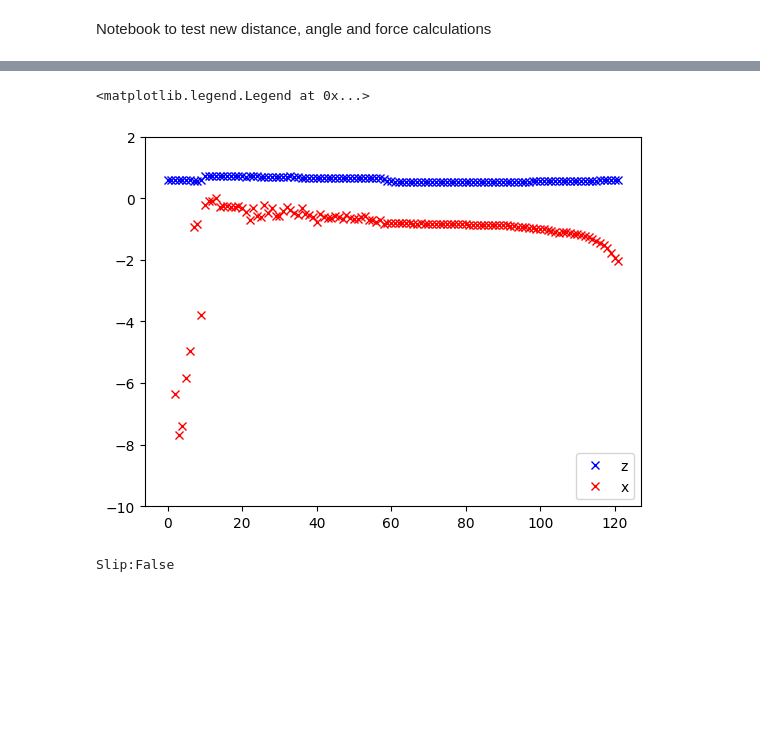
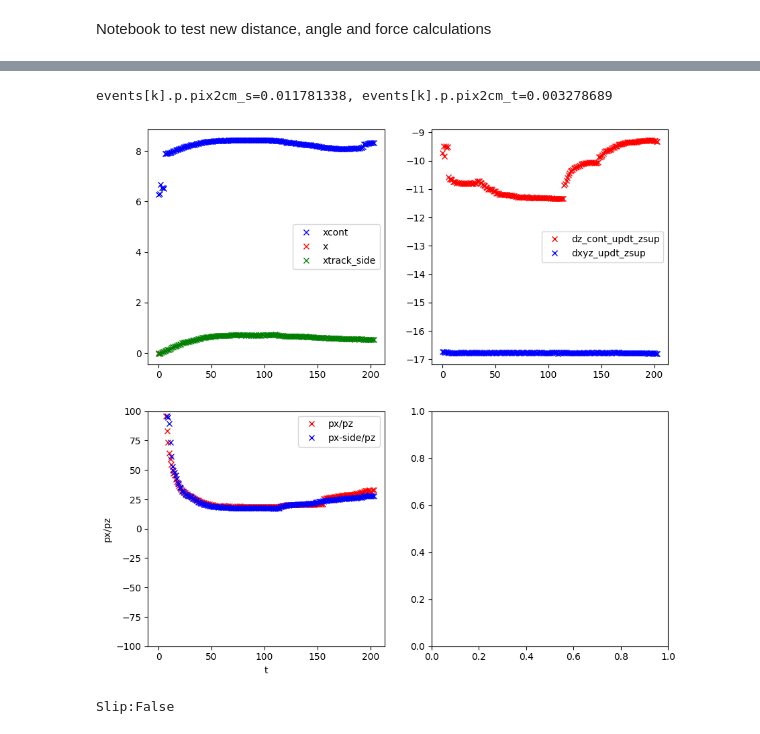
Before and after one commit to amirohad/Repo_article0, a Jupyter notebook: test_new_calcs.ipynb, the cells around one changed output, grey strips where cells are left out. Cells and saved outputs as stored; diff of their text form; code cells hidden in the pictures; blank space fills up the shorter version.

```diff
--- a/test_new_calcs.ipynb
+++ b/test_new_calcs.ipynb
@@ -214,32 +196,36 @@ index 212 is out of bounds for axis 0 with size 212
-# %%
-#%% check new variables
-# for i in range(len(events)):
-    # print(events[i].p.support_base_z_pos_pix_new-events[i].p.support_base_z_pos_pix)
-    # try:
-        # plt.plot(events[i].px,events[i].pz,'x')
-        # print(events[i].alpha_old[0],i)
-        # print(f'{data_panda.iloc[i].at["Dist_straw_from_hinge(pixels)"]*events[i].p.pix2cm_s=},{events[i].p.Lsup_cm=}')
-        # print(f'{events[i].alpha_old_updt_zsup[1]},{events[i].p.exp_num=}')
-        # print(f'{events[i].p.Lsup_cm=}')
-        # print(f'{events[i].L_track2suptip_cm_new=}')
-
-        # print(f'{data_panda.iloc[i]["Straw_Length(cm)"]=}')
-        # print(f'{data_panda.iloc[i]["Straw_Length(cm)"]+data_panda.iloc[i].at["Dist_straw_from_hinge(pixels)"]*events[i].p.pix2cm_s=}')
-    # except Exception as e:
-        # print(f'Error: {e}')
-        # print(f'{events[i].Lsup_cm=},{events[i].p.exp_num=}')
-        # print(f'{events[i].L_track2suptip_cm_new=}')
-        # print(data.at['Dist_straw_from_hinge(pixels)'])
-        # print(self.pix2cm_s)
-        # print(df.at['Straw_Length(cm)'])
-plt.ylim(-10,2)
-plt.plot(events[60].pz,'bx')
-
-plt.plot(events[60].px,'rx')
-plt.legend(['z','x'])
-# %% [output]
-<matplotlib.legend.Legend at 0x...>
-[figure, removed]
+# %%
+#%% check new variables
+fig,ax = plt.subplots(2,2,figsize=(10,10))
+k=20
+
+
+ax[0][0].plot(events[k].x_cont_dec,'bx',label='xcont')
+ax[0][0].plot(events[k].xyz[0][0],'rx',label='x')
+ax[0][0].plot(events[k].x_track_side_dec,'gx',label='xtrack_side')
+ax[0][0].legend()
+
+
+ax[0][1].plot(events[k].dz_cont_updt_zsup,'rx',label='dz_cont_updt_zsup')
+ax[0][1].plot(events[k].dxyz_updt_zsup[2][:],'bx',label='dxyz_updt_zsup')
+ax[0][1].legend()
+# ax[0][1].set_ylim(-3,3)
+
+ax[1][0].set_xlabel('t')
+ax[1][0].set_ylabel('px/pz')
+ax[1][0].plot(events[k].px/events[k].pz,'rx',label='px/pz')
+ax[1][0].plot(events[k].px_side/events[k].pz,'bx',label='px-side/pz')
+ax[1][0].legend()
+ax[1][0].set_ylim(-100,100)
+# ax[1][0].set_xlim([-100,100])
+
+# ax[1][1].plot(events[k].px_side/events[k].pz,'x')
+# ax[1][1].set_xlabel('t')
+# ax[1][1].set_ylabel('px-side/pz')
+# ax[1][1].set_ylim(-3,3)
+print(f'{events[k].p.pix2cm_s=}, {events[k].p.pix2cm_t=}')
+# %% [output]
+events[k].p.pix2cm_s=0.011781338, events[k].p.pix2cm_t=0.003278689
+[figure, added]
 # %%
 #%% figure - Force trajectory for slip event with contact position along support 2
 # cmap = plt.get_cmap('viridis')
```
Also changed, not shown: parts of 3 cells of this notebook, 2 other files.
